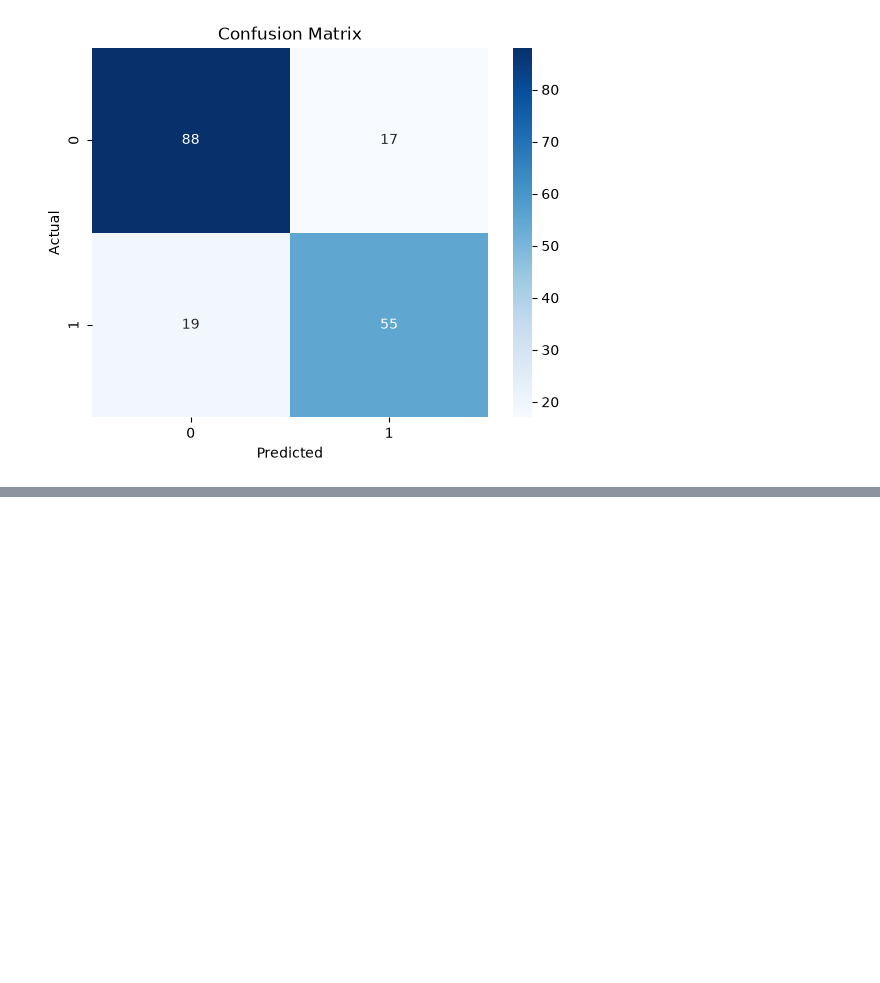
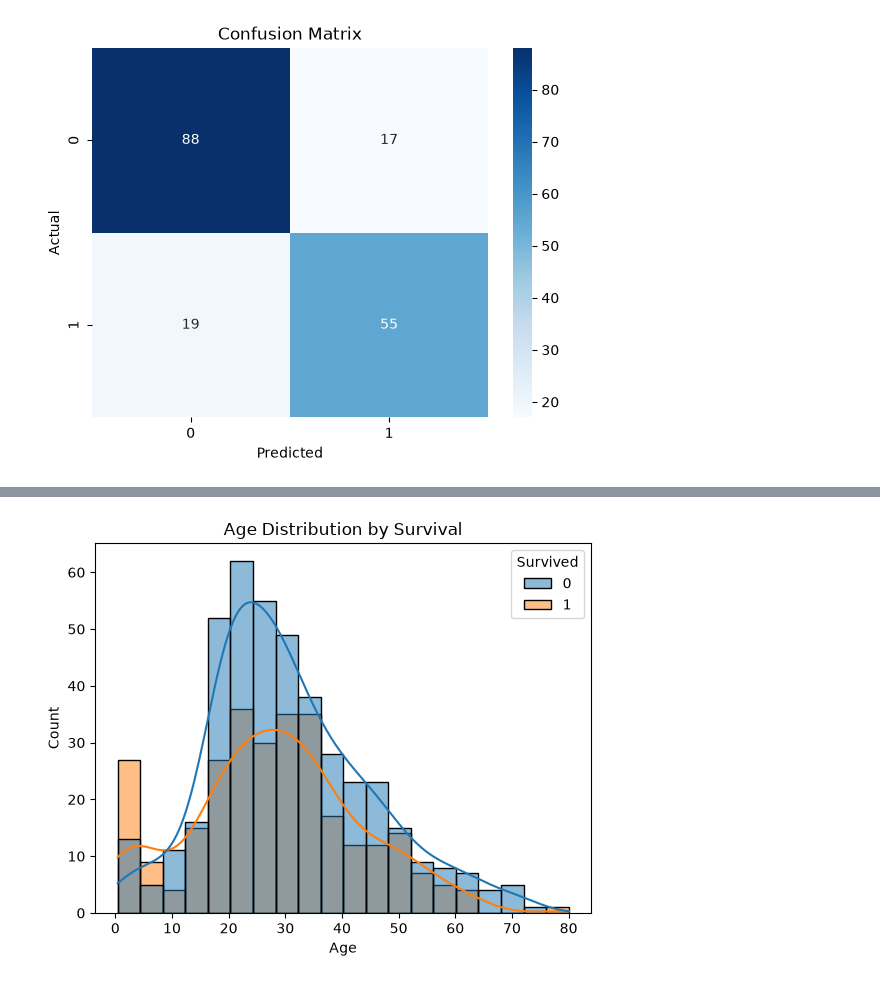
Before and after one commit to faizi0101/titanic_survival_classification, a Jupyter notebook: notebooks/titanic_analysis.ipynb, the cells around one changed output, grey strips where cells are left out. Drawn from its saved outputs; the diff is of its cells as text; code cells hidden in the pictures; blank space fills up the shorter version.

```diff
--- a/notebooks/titanic_analysis.ipynb
+++ b/notebooks/titanic_analysis.ipynb
@@ -156,0 +180,11 @@ plt.show()
+# %%
+sns.histplot(
+    data=df,
+    x="Age",
+    hue="Survived",
+    kde=True
+)
+plt.title("Age Distribution by Survival")
+plt.show()
+# %% [output]
+[figure, added]
```
Also changed, not shown: parts of 5 cells of this notebook, 1 other file.
